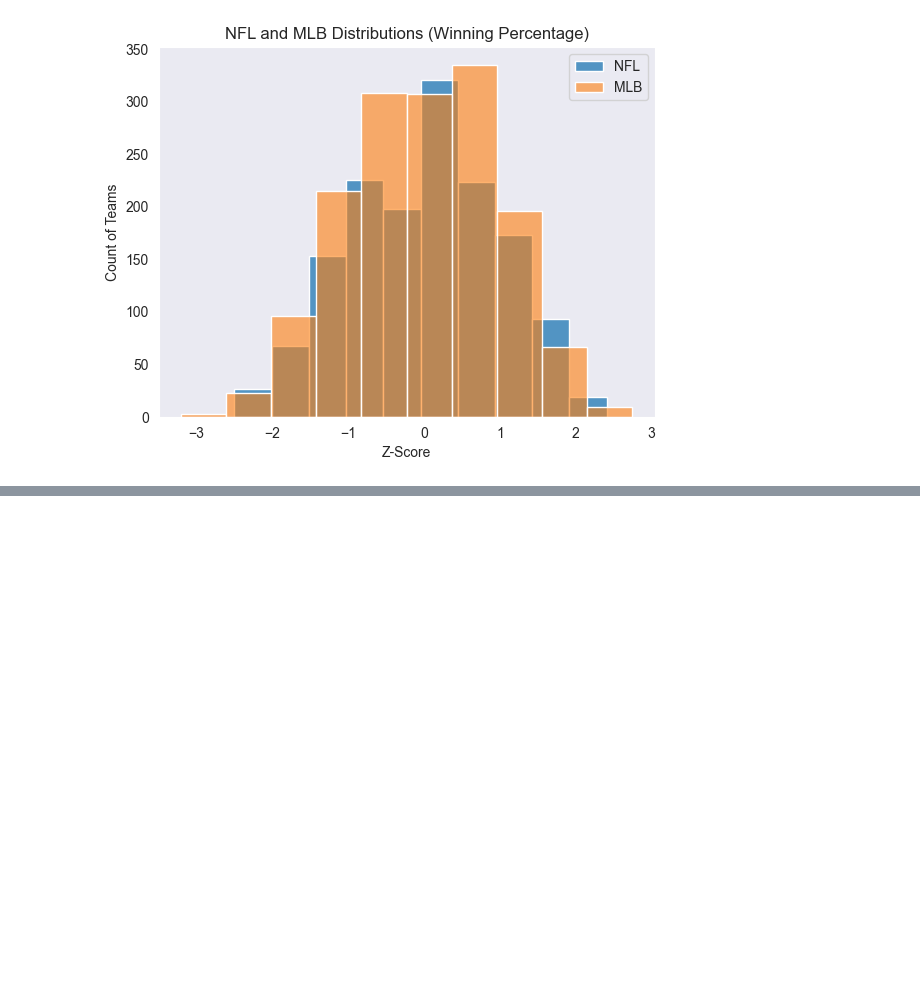
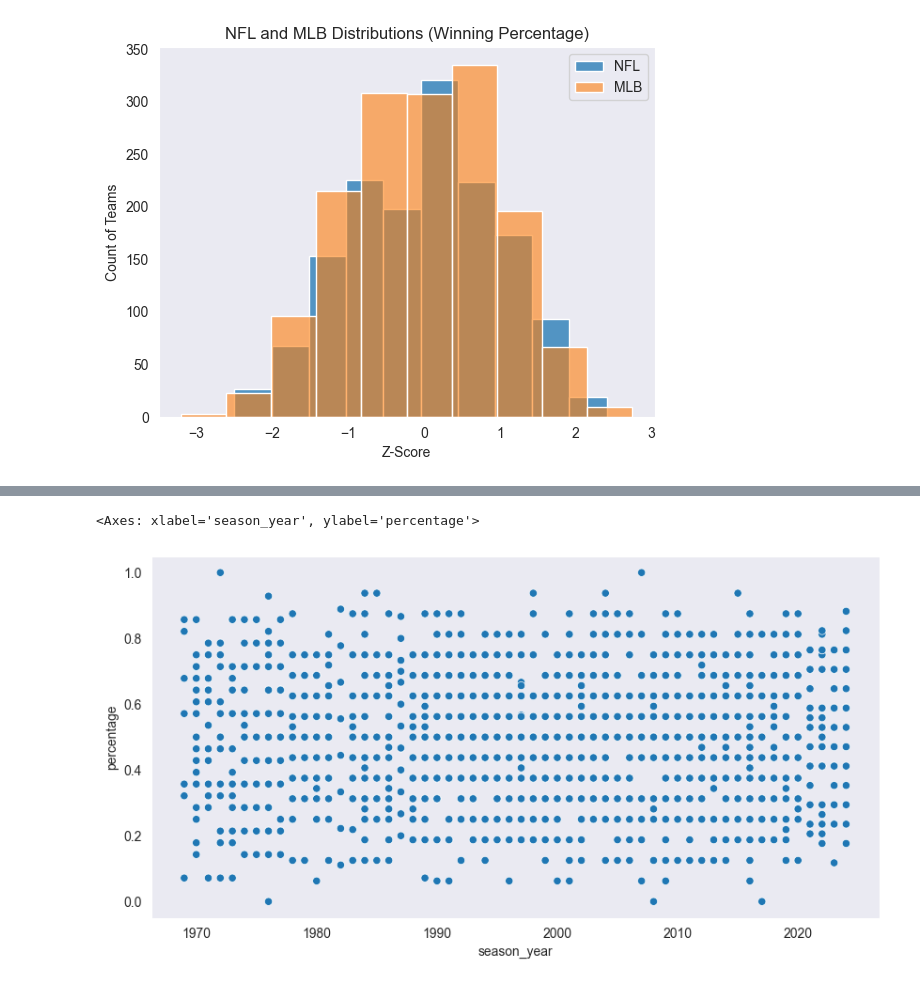
Before and after one commit to ethanarsht/sports_index, a Jupyter notebook: standings_analysis.ipynb, the cells around one changed output, grey strips where cells are left out. Cells and saved outputs as stored; diff of their text form; code cells hidden in the pictures; blank space fills up the shorter version.

```diff
--- a/standings_analysis.ipynb
+++ b/standings_analysis.ipynb
@@ -494,0 +525,6 @@ plt.legend(['NFL', 'MLB'])
+# %%
+plt.figure(figsize=(10, 5))
+sns.scatterplot(standings[standings['league'] == 'NFL'], x='season_year', y='percentage', hue='league', legend=False)
+# %% [output]
+<Axes: xlabel='season_year', ylabel='percentage'>
+[figure, added]
```
Also changed, not shown: parts of 8 cells of this notebook, 7 other files.
